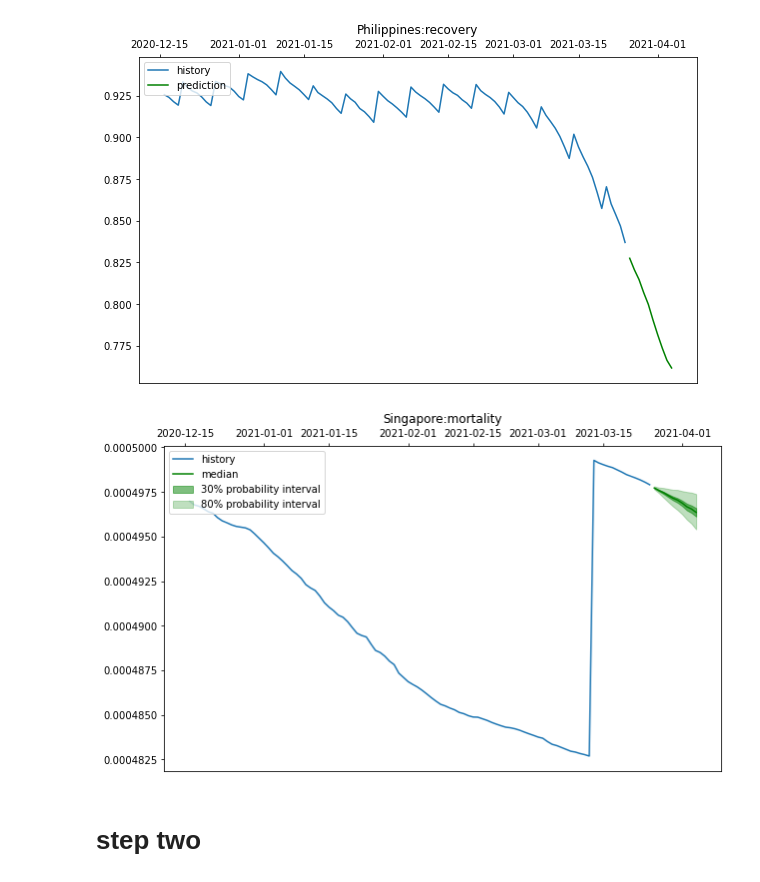
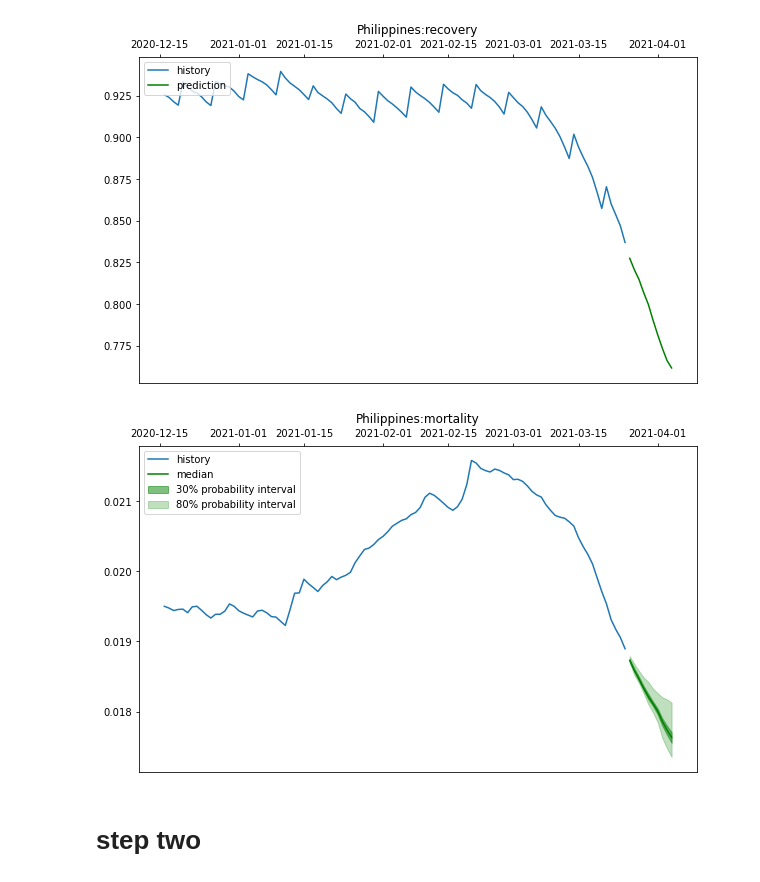
Before and after one commit to Mrzhouqifei/SUSTAIN, a Jupyter notebook: plot.ipynb, the cells around one changed output. Cells and saved outputs as stored; diff of their text form; code cells hidden in the pictures.

```diff
--- a/plot.ipynb
+++ b/plot.ipynb
@@ -41,19 +41,19 @@ quantile90.index = pd.to_datetime(quantile90.index)
 quantile35.index = pd.to_datetime(quantile35.index)
 quantile65.index = pd.to_datetime(quantile65.index)
 # %%
-country = 'Singapore'# 'Philippines'
+country = 'Philippines'# 'Philippines' Singapore  Afghanistan
 color = 'green'
 plt.figure(figsize=(10,6))
 plt.plot(history[country].iloc[-100:], '-', label='history')
 plt.plot(median[country], color=color, label='median')
 plt.fill_between(quantile35[country].index,quantile35[country],quantile65[country],color=color, alpha=0.5, label='30% probability interval')
 plt.fill_between(quantile10[country].index,quantile10[country],quantile90[country],color=color, alpha=0.25, label='80% probability interval')
 plt.title(country + ':' + series_category)
 plt.legend(loc='upper left')
 plt.savefig('pics/' + series_category + '_prob.png', bbox_inches='tight', dpi=100)
 plt.show()
 # %% [output]
-[figure, old version]
+[figure, new version]
 # %% [markdown]
 # step two
 # %% [markdown]
```
Also changed, not shown: parts of 33 cells of this notebook, 57 other files.
